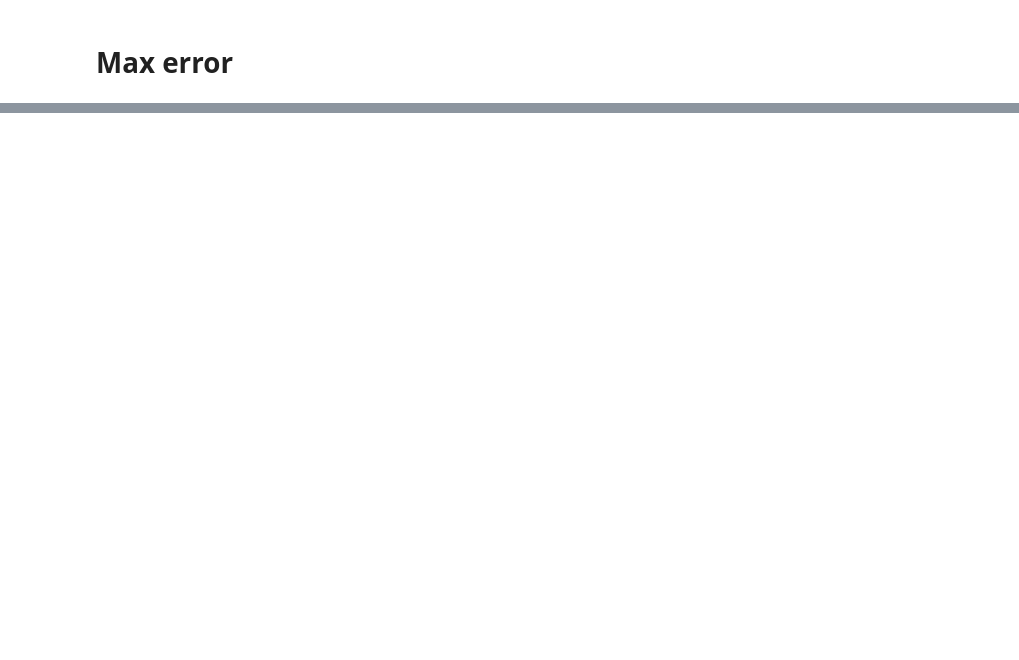
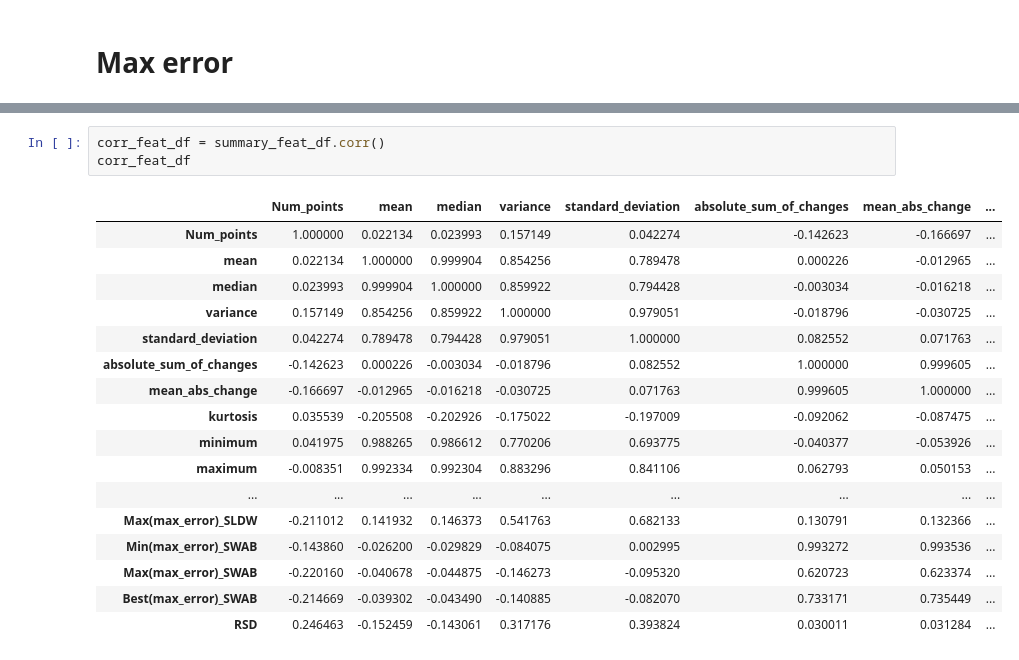
Before and after one commit to ritvien/A-Survey-Segmental-Algorithms, a Jupyter notebook: Conclusion.ipynb, the cells around one changed output, grey strips where cells are left out. Drawn from its saved outputs; the diff is of its cells as text; blank space fills up the shorter version.

```diff
--- a/Conclusion.ipynb
+++ b/Conclusion.ipynb
@@ -97,0 +203,21 @@ corr_feat_df = corr_feat_df.loc['Min(max_error)_Top_down':'Max(max_error)_SWAB',
+# %%
+corr_feat_df = summary_feat_df.corr()
+corr_feat_df
+# %% [output]
+|  | Num_points | mean | median | variance | standard_deviation | absolute_sum_of_changes | mean_abs_change | ... |
+| Num_points | 1.000000 | 0.022134 | 0.023993 | 0.157149 | 0.042274 | -0.142623 | -0.166697 | ... |
+| mean | 0.022134 | 1.000000 | 0.999904 | 0.854256 | 0.789478 | 0.000226 | -0.012965 | ... |
+| median | 0.023993 | 0.999904 | 1.000000 | 0.859922 | 0.794428 | -0.003034 | -0.016218 | ... |
+| variance | 0.157149 | 0.854256 | 0.859922 | 1.000000 | 0.979051 | -0.018796 | -0.030725 | ... |
+| standard_deviation | 0.042274 | 0.789478 | 0.794428 | 0.979051 | 1.000000 | 0.082552 | 0.071763 | ... |
+| absolute_sum_of_changes | -0.142623 | 0.000226 | -0.003034 | -0.018796 | 0.082552 | 1.000000 | 0.999605 | ... |
+| mean_abs_change | -0.166697 | -0.012965 | -0.016218 | -0.030725 | 0.071763 | 0.999605 | 1.000000 | ... |
+| kurtosis | 0.035539 | -0.205508 | -0.202926 | -0.175022 | -0.197009 | -0.092062 | -0.087475 | ... |
+| minimum | 0.041975 | 0.988265 | 0.986612 | 0.770206 | 0.693775 | -0.040377 | -0.053926 | ... |
+| maximum | -0.008351 | 0.992334 | 0.992304 | 0.883296 | 0.841106 | 0.062793 | 0.050153 | ... |
+| ... | ... | ... | ... | ... | ... | ... | ... | ... |
+| Max(max_error)_SLDW | -0.211012 | 0.141932 | 0.146373 | 0.541763 | 0.682133 | 0.130791 | 0.132366 | ... |
+| Min(max_error)_SWAB | -0.143860 | -0.026200 | -0.029829 | -0.084075 | 0.002995 | 0.993272 | 0.993536 | ... |
+| Max(max_error)_SWAB | -0.220160 | -0.040678 | -0.044875 | -0.146273 | -0.095320 | 0.620723 | 0.623374 | ... |
+| Best(max_error)_SWAB | -0.214669 | -0.039302 | -0.043490 | -0.140885 | -0.082070 | 0.733171 | 0.735449 | ... |
+| RSD | 0.246463 | -0.152459 | -0.143061 | 0.317176 | 0.393824 | 0.030011 | 0.031284 | ... |
```
Also changed, not shown: parts of 35 cells of this notebook.
